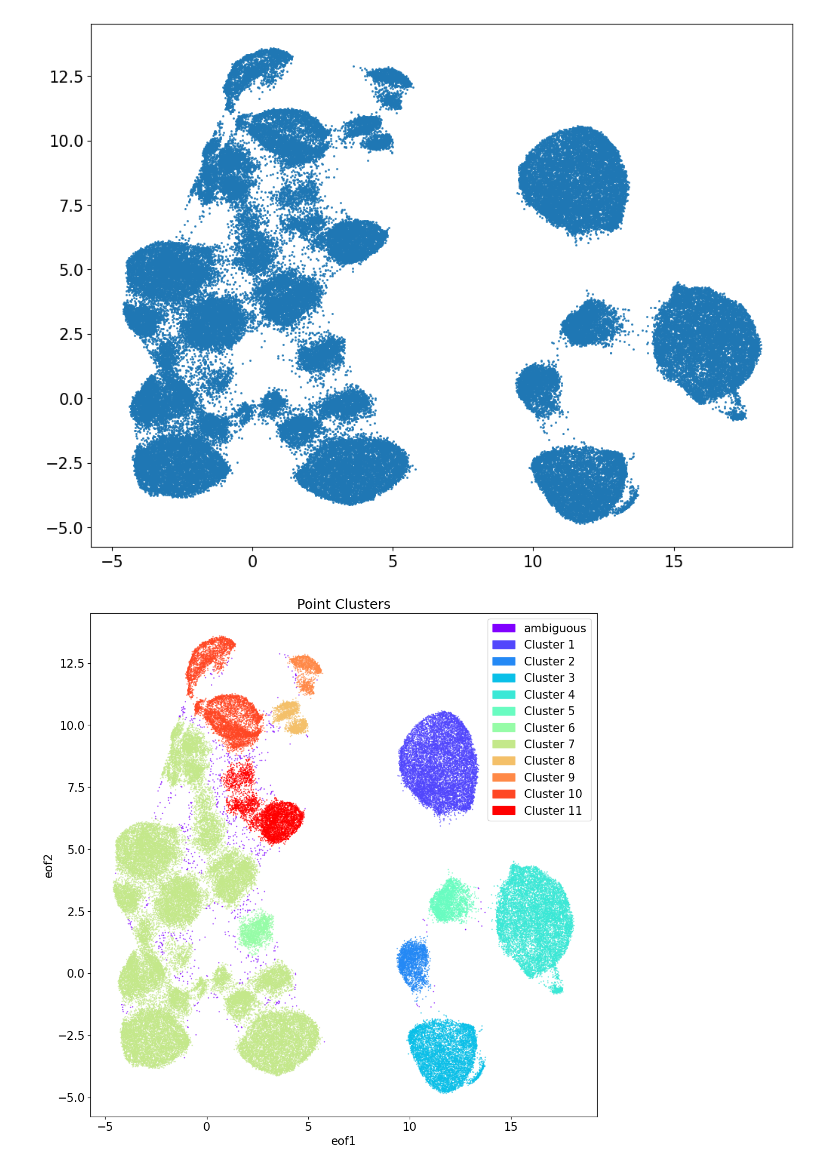
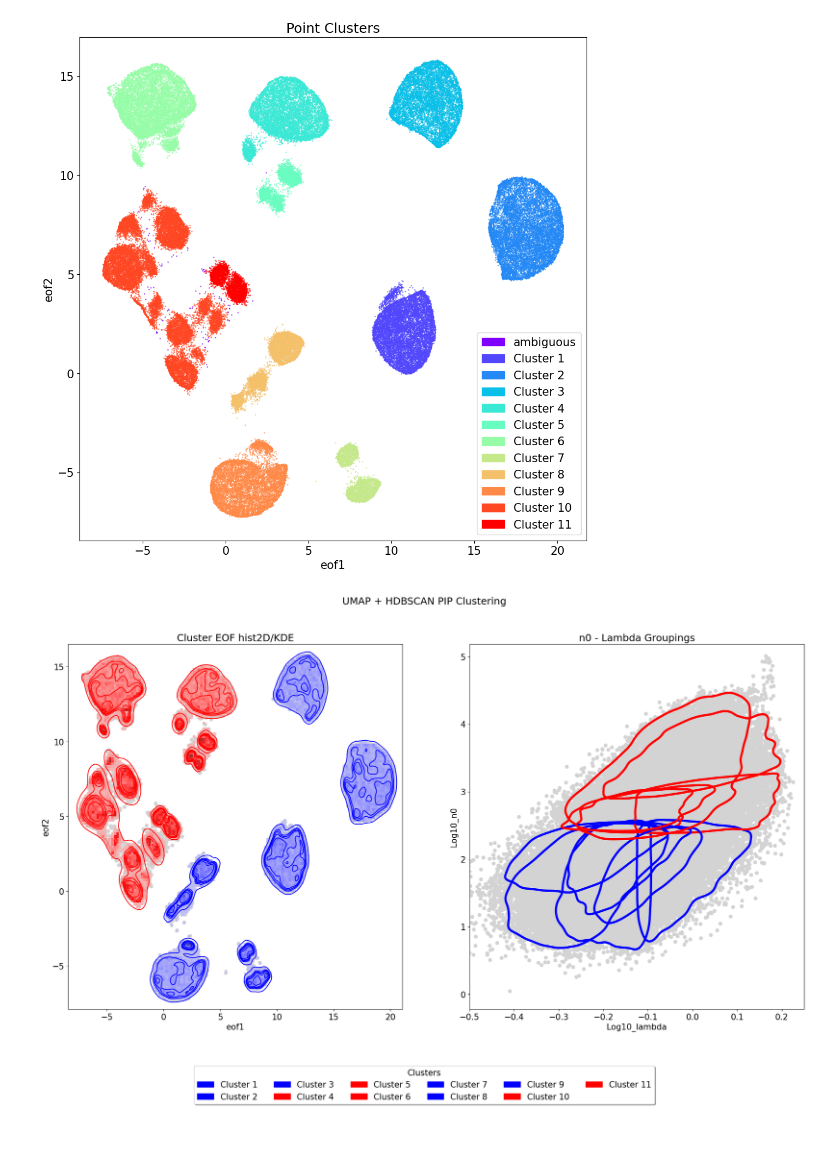
Before and after one commit to frasertheking/pip_processing, a Jupyter notebook: notebooks/train_vae_umap.ipynb, the cells around one changed output. Drawn from its saved outputs; the diff is of its cells as text; code cells hidden in the pictures; blank space fills up the shorter version.

```diff
--- a/notebooks/train_vae_umap.ipynb
+++ b/notebooks/train_vae_umap.ipynb
@@ -10,21 +10,24 @@ from sklearn.cluster import DBSCAN
 from matplotlib.colors import ListedColormap
 import matplotlib.cm as cm
 import matplotlib.patches as mpatches
+from matplotlib.colors import LinearSegmentedColormap
 import umap.plot
 # from sklearn.manifold import TSNE
 %matplotlib inline
 
+RHO_CUTOFF = 0.4
+
 plt.rcParams.update({'font.size': 15})
 plt.rcParams["figure.figsize"] = [16,16]
 # %%
 
 path = '../data/processed/pca_inputs/MQT_pip.csv'
-features = ['std_Log10_n0', 'std_Log10_lambda', 'std_Fs', 'std_Rho', 'std_D0', 'std_Nt', 'std_Sr', 'std_Ed']
+features = ['std_Log10_n0', 'std_Log10_lambda', 'std_Fs', 'std_Rho', 'std_D0', 'std_Nt']#, 'std_Sr', 'std_Ed']
 
 
 df_all = pd.read_csv(path)
 df_all.dropna(inplace=True)
-df_all = df_all[df_all['Ed'] <= 0.4]
+df_all = df_all[df_all['Rho'] <= RHO_CUTOFF]
 print(df_all)
 
 scaled_data = df_all.loc[:, features].values
@@ -50,28 +53,27 @@ print(scaled_data)
 # %%
 
-reducer = umap.UMAP(n_neighbors=500, min_dist=0.25, metric='canberra')
+reducer = umap.UMAP(n_neighbors=500, min_dist=0.2, metric='canberra')
 embedding = reducer.fit_transform(scaled_data)
 
 mapper = umap.UMAP(n_neighbors=500, min_dist=0.25, metric='canberra').fit(scaled_data)
 umap.plot.points(mapper)
 
 fig, ax = plt.subplots(1, figsize=(16, 16))
-umap.plot.connectivity(mapper, edge_bundling='hammer', theme='fire', width=1600, height=1600)
+umap.plot.connectivity(mapper, theme='fire', width=1600, height=1600)
 
 fig, ax = plt.subplots(1, figsize=(16, 16))
 umap.plot.diagnostic(mapper, diagnostic_type='pca', point_size=100, ax=ax)
-# %% [output]
-[figure, removed]
 # %%
 
 df = pd.DataFrame(data={'eof1': embedding[:, 0], 'eof2': embedding[:, 1]})
-scan = HDBSCAN(min_cluster_size=30, cluster_selection_epsilon=0.25).fit(df)
+scan = HDBSCAN(min_cluster_size=30, cluster_selection_epsilon=0.35).fit(df)
 # %%
-import matplotlib.patches as mpatches
 
 df['new_cluster'] = scan.labels_ + 1
 unique_clusters = np.unique(df['new_cluster'])
 df_all['cluster_db'] = df['new_cluster'].values
+
+
 
 #### Plot 1
 
@@ -91,41 +93,42 @@ ax.legend(handles=legend_elements)
 plt.show()
 
 
+
 #### Plot 2
 
-colors = plt.cm.bwr(np.linspace(0, 1, len(unique_clusters)))
+###colors = plt.cm.bwr(np.linspace(0, 1, len(unique_clusters)))
+colors = ['purple', 'blue', 'blue', 'blue', 'red', 'red', 'red', 'blue', 'blue', 'blue', 'red', 'red']
+
 cluster_colors = {cluster: color for cluster, color in zip(unique_clusters, colors)}
 patches = []  # Will hold the custom patches for the legend
 
 fig, axs = plt.subplots(1, 2, figsize=(24, 12))  # 1 row, 2 columns
 fig.suptitle("UMAP + HDBSCAN PIP Clustering")
 axs[0].set_title("Cluster EOF hist2D/KDE")
 
 # First subplot
 axs[0].scatter(df['eof1'], df['eof2'], color='lightgray')
 axs[1].scatter(df_all[df_all['cluster_db'] == 0]['Log10_lambda'], df_all[df_all['cluster_db'] == 0]['Log10_n0'], color='black')
 sns.histplot(data=df[df['new_cluster'] != 0], x='eof1', y='eof2', hue='new_cluster', palette=cluster_colors, bins=128, legend=False, cbar=False, ax=axs[0])
 sns.kdeplot(data=df[df['new_cluster'] != 0], x='eof1', y='eof2', hue='new_cluster', palette=cluster_colors, levels=6, legend=False, cbar=False, ax=axs[0])
 for cluster, color in zip(unique_clusters, colors):
     if cluster != 0:  # Don't create patch for 'Noise points'
         patches.append(mpatches.Patch(color=color, label=f'Cluster {cluster}'))
 
 # Second subplot
 axs[1].set_xlim((-0.5, 0.25))
 axs[1].set_title("n0 - Lambda Groupings")
 
 # Plot all points in light gray for subplot 2
 axs[1].scatter(df_all['Log10_lambda'], df_all['Log10_n0'], color='lightgray')
 
-# Plot the noisy points in red
-# axs[1].scatter(df_all[df_all['cluster_db'] == 0]['Log10_lambda'], df_all[df_all['cluster_db'] == 0]['Log10_n0'], color='black')
-
 sns.kdeplot(data=df_all, x="Log10_lambda", y="Log10_n0", levels=2, hue="cluster_db", palette=cluster_colors, ax=axs[1], legend=False)
 sns.kdeplot(data=df_all, x="Log10_lambda", y="Log10_n0", levels=2, hue="cluster_db", palette=cluster_colors, ax=axs[1], legend=False, fill=False, linewidths=4)  # Additional kdeplot with lines
 
 # Common legend for the two subplots
 fig.legend(loc='upper center', bbox_to_anchor=(0.5, 0), handles=patches, title='Clusters', fancybox=True, shadow=True, ncol=6)
 
 plt.show()
 # %% [output]
-[figure, old version]
+[figure, new version]
+[figure, added]
```
Also changed, not shown: parts of 1 cell of this notebook, 1 other file.
